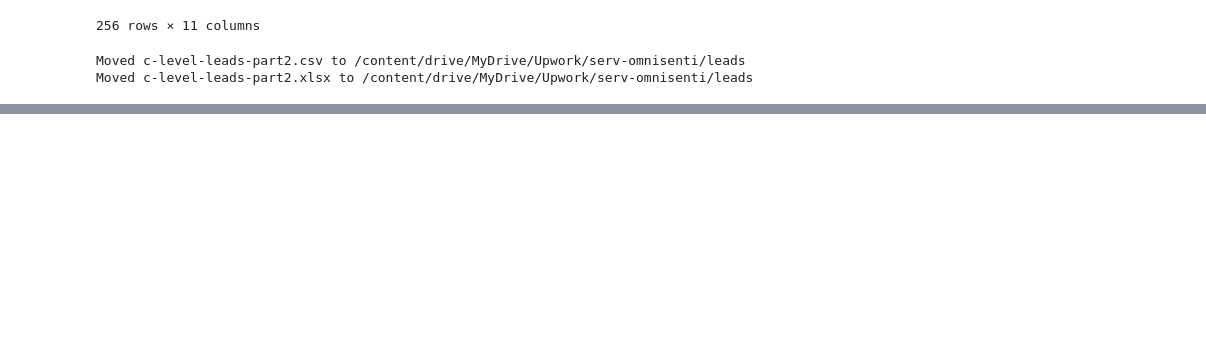
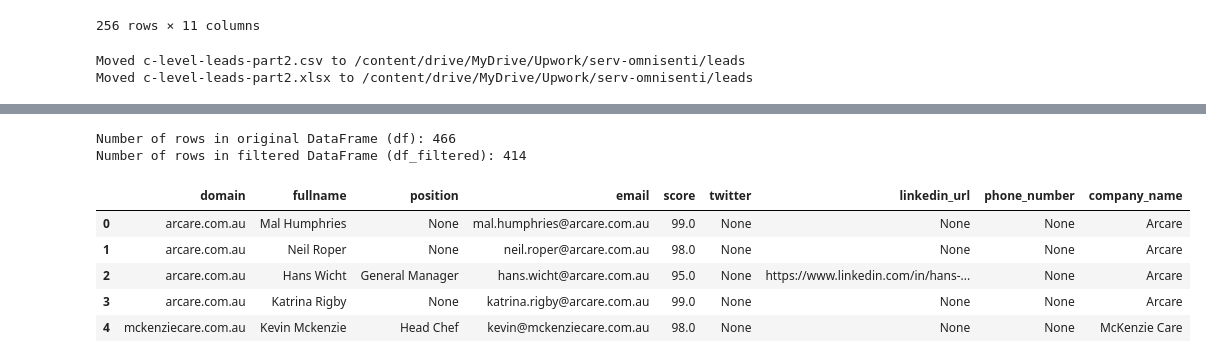
Before and after one commit to amien1410/amien-scrapers, a Jupyter notebook: Serv_Leads_Formating.ipynb, the cells around one changed output, grey strips where cells are left out. Cells and saved outputs as stored; diff of their text form; code cells hidden in the pictures; blank space fills up the shorter version.

```diff
--- a/Serv_Leads_Formating.ipynb
+++ b/Serv_Leads_Formating.ipynb
@@ -490,0 +962,5 @@ Moved c-level-leads-part2.xlsx to /content/drive/MyDrive/Upwork/serv-omnisenti/l
+# %%
+df = pd.DataFrame(leads)
+# %%
+df_filtered = df[df['email'].notna()].copy()
+display(df_filtered.head())
@@ -490,0 +974,6 @@ Moved c-level-leads-part2.xlsx to /content/drive/MyDrive/Upwork/serv-omnisenti/l
+# %%
+print(f"Number of rows in original DataFrame (df): {df.shape[0]}")
+print(f"Number of rows in filtered DataFrame (df_filtered): {df_filtered.shape[0]}")
+# %% [output]
+Number of rows in original DataFrame (df): 466
+Number of rows in filtered DataFrame (df_filtered): 414
@@ -490,0 +1055,11 @@ Moved c-level-leads-part2.xlsx to /content/drive/MyDrive/Upwork/serv-omnisenti/l
+# %%
+domain_to_name = {company['domain']: company['name'] for company in companies}
+df_filtered['company_name'] = df_filtered['domain'].map(domain_to_name)
+display(df_filtered.head())
+# %% [output]
+|  | domain | fullname | position | email | score | twitter | linkedin_url | phone_number | company_name |
+| 0 | arcare.com.au | Mal Humphries | None | mal.humphries@arcare.com.au | 99.0 | None | None | None | Arcare |
+| 1 | arcare.com.au | Neil Roper | None | neil.roper@arcare.com.au | 98.0 | None | None | None | Arcare |
+| 2 | arcare.com.au | Hans Wicht | General Manager | hans.wicht@arcare.com.au | 95.0 | None | https://www.linkedin.com/in/hans-... | None | Arcare |
+| 3 | arcare.com.au | Katrina Rigby | None | katrina.rigby@arcare.com.au | 99.0 | None | None | None | Arcare |
+| 4 | mckenziecare.com.au | Kevin Mckenzie | Head Chef | kevin@mckenziecare.com.au | 98.0 | None | None | None | McKenzie Care |
```
Also changed, not shown: parts of 4 cells of this notebook.
